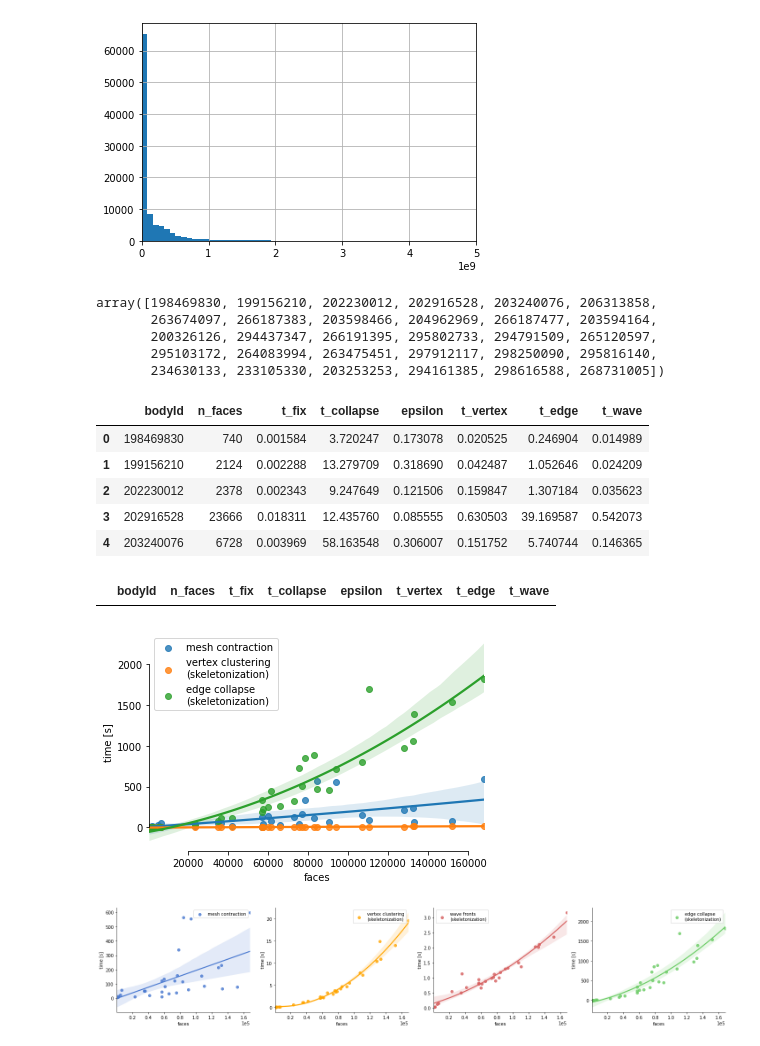
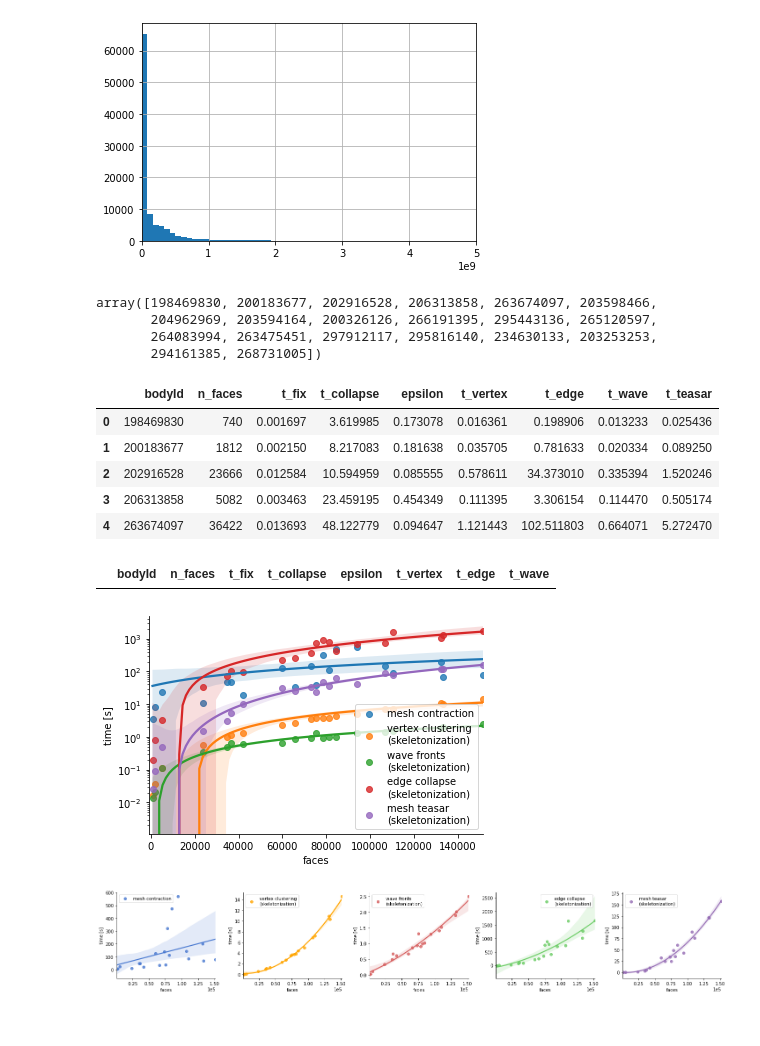
Before and after one commit to navis-org/skeletor, a Jupyter notebook: benchmarks/skeletor_benchmark.ipynb, the cells around one changed output. Drawn from its saved outputs; the diff is of its cells as text; code cells hidden in the pictures.

```diff
--- a/benchmarks/skeletor_benchmark.ipynb
+++ b/benchmarks/skeletor_benchmark.ipynb
@@ -101,8 +101,9 @@ def benchmark_neuron(bodyid, lod=2, progress=False):
     _, vc_time = time_function(sk.skeletonize.by_vertex_clusters, clps, sampling_dist=100, progress=progress)
     _, ec_time = time_function(sk.skeletonize.by_edge_collapse, clps, progress=progress)
     _, wf_time = time_function(sk.skeletonize.by_wavefront, mesh, progress=progress)
+    _, te_time = time_function(sk.skeletonize.by_teasar, mesh, 1000, progress=progress)
 
-    return [bodyid, mesh.faces.shape[0], fx_time, clps_time, eps, vc_time, ec_time, wf_time]
+    return [bodyid, mesh.faces.shape[0], fx_time, clps_time, eps, vc_time, ec_time, wf_time, te_time]
 # %%
 ax = neurons['size'].hist(bins=300)
 ax.set_xlim(0, .5e10)
@@ -112,68 +113,74 @@ ax.set_xlim(0, .5e10)
 # %%
 # Exclude some really small or really massive neurons and then bin by size
 to_sample = neurons[(neurons['size'] <= 2e9) & (neurons['size'] >= 0.001e9)].copy()
-to_sample['sizebin'] = pd.cut(to_sample['size'], bins=30)
+to_sample['sizebin'] = pd.cut(to_sample['size'], bins=20)
 
 # Pick one neuron per bin
 to_sample = to_sample.groupby('sizebin').bodyId.first().values
 to_sample = to_sample[~np.isnan(to_sample)]
 to_sample
 # %% [output]
-array([198469830, 199156210, 202230012, 202916528, 203240076, 206313858,
-       263674097, 266187383, 203598466, 204962969, 266187477, 203594164,
-       200326126, 294437347, 266191395, 295802733, 294791509, 265120597,
-       295103172, 264083994, 263475451, 297912117, 298250090, 295816140,
-       234630133, 233105330, 203253253, 294161385, 298616588, 268731005])
+array([198469830, 200183677, 202916528, 206313858, 263674097, 203598466,
+       204962969, 203594164, 200326126, 266191395, 295443136, 265120597,
+       264083994, 263475451, 297912117, 295816140, 234630133, 203253253,
+       294161385, 268731005])
 # %%
 mesh = vol.mesh.get(206313858, lod=2)[206313858]
 mesh = sk.utilities.make_trimesh(mesh)
 # %%
 # Benchmark
 benched = pd.DataFrame([benchmark_neuron(b, lod=2, progress=False) for b in tqdm(to_sample)],
-                        columns=['bodyId', 'n_faces', 't_fix', 't_collapse', 'epsilon', 't_vertex', 't_edge', 't_wave'])
+                        columns=['bodyId', 'n_faces', 't_fix', 't_collapse', 'epsilon', 't_vertex', 't_edge', 't_wave', 't_teasar'])
 # %%
 benched.head()
 # %% [output]
-|  | bodyId | n_faces | t_fix | t_collapse | epsilon | t_vertex | t_edge | t_wave |
-| 0 | 198469830 | 740 | 0.001584 | 3.720247 | 0.173078 | 0.020525 | 0.246904 | 0.014989 |
-| 1 | 199156210 | 2124 | 0.002288 | 13.279709 | 0.318690 | 0.042487 | 1.052646 | 0.024209 |
-| 2 | 202230012 | 2378 | 0.002343 | 9.247649 | 0.121506 | 0.159847 | 1.307184 | 0.035623 |
-| 3 | 202916528 | 23666 | 0.018311 | 12.435760 | 0.085555 | 0.630503 | 39.169587 | 0.542073 |
-| 4 | 203240076 | 6728 | 0.003969 | 58.163548 | 0.306007 | 0.151752 | 5.740744 | 0.146365 |
+|  | bodyId | n_faces | t_fix | t_collapse | epsilon | t_vertex | t_edge | t_wave | t_teasar |
+| 0 | 198469830 | 740 | 0.001697 | 3.619985 | 0.173078 | 0.016361 | 0.198906 | 0.013233 | 0.025436 |
+| 1 | 200183677 | 1812 | 0.002150 | 8.217083 | 0.181638 | 0.035705 | 0.781633 | 0.020334 | 0.089250 |
+| 2 | 202916528 | 23666 | 0.012584 | 10.594959 | 0.085555 | 0.578611 | 34.373010 | 0.335394 | 1.520246 |
+| 3 | 206313858 | 5082 | 0.003463 | 23.459195 | 0.454349 | 0.111395 | 3.306154 | 0.114470 | 0.505174 |
+| 4 | 263674097 | 36422 | 0.013693 | 48.122779 | 0.094647 | 1.121443 | 102.511803 | 0.664071 | 5.272470 |
 # %%
 benched[benched.epsilon > 1]
 # %% [output]
 |  | bodyId | n_faces | t_fix | t_collapse | epsilon | t_vertex | t_edge | t_wave |
 # %%
-ax = sns.regplot(data=benched, x='n_faces', y='t_collapse', label='mesh contraction', order=2,)
+ax = sns.regplot(data=benched, x='n_faces', y='t_collapse', label='mesh contraction', order=2)
 _ = sns.regplot(data=benched, x='n_faces', y='t_vertex', label='vertex clustering\n(skeletonization)', ax=ax)
+_ = sns.regplot(data=benched, x='n_faces', y='t_wave', label='wave fronts\n(skeletonization)', ax=ax)
 _ = sns.regplot(data=benched, x='n_faces', y='t_edge', label='edge collapse\n(skeletonization)', order=2, ax=ax)
+_ = sns.regplot(data=benched, x='n_faces', y='t_teasar', label='mesh teasar\n(skeletonization)', order=2, ax=ax)
 
 ax.legend()
 
 ax.set_xlabel('faces')
 ax.set_ylabel('time [s]')
 
-sns.despine(trim=True)
+ax.set_xlim(left=-1000)
+
+ax.set_yscale('log')
+
+sns.despine(trim=False)
 plt.savefig('benchmark_1.png')
 # %% [output]
-[figure, old version]
+[figure, new version]
 # %%
-fig, axes = plt.subplots(1, 4, figsize=(20, 4), sharex=True)
+fig, axes = plt.subplots(1, 5, figsize=(20, 3.5), sharex=True)
 
 _ = sns.regplot(data=benched, x='n_faces', y='t_collapse', label='mesh contraction', ax=axes[0], color='b')
 _ = sns.regplot(data=benched, x='n_faces', y='t_vertex', label='vertex clustering\n(skeletonization)', order=2, ax=axes[1], color='orange')
 _ = sns.regplot(data=benched, x='n_faces', y='t_wave', label='wave fronts\n(skeletonization)', order=2, ax=axes[2], color='r')
 _ = sns.regplot(data=benched, x='n_faces', y='t_edge', label='edge collapse\n(skeletonization)', order=2, ax=axes[3], color='g')
+_ = sns.regplot(data=benched, x='n_faces', y='t_teasar', label='mesh teasar\n(skeletonization)', order=2, ax=axes[4], color='m')
 
 for ax in axes:
     ax.ticklabel_format(axis='x', style='sci', scilimits=(0, 0))
     ax.legend()
     ax.set_xlabel('faces')
     ax.set_ylabel('time [s]')
 
 sns.despine(trim=False)
 plt.tight_layout()
 plt.savefig('benchmark_2.png')
 # %% [output]
-[figure, old version]
+[figure, new version]
```
Also changed, not shown: 3 other files.
